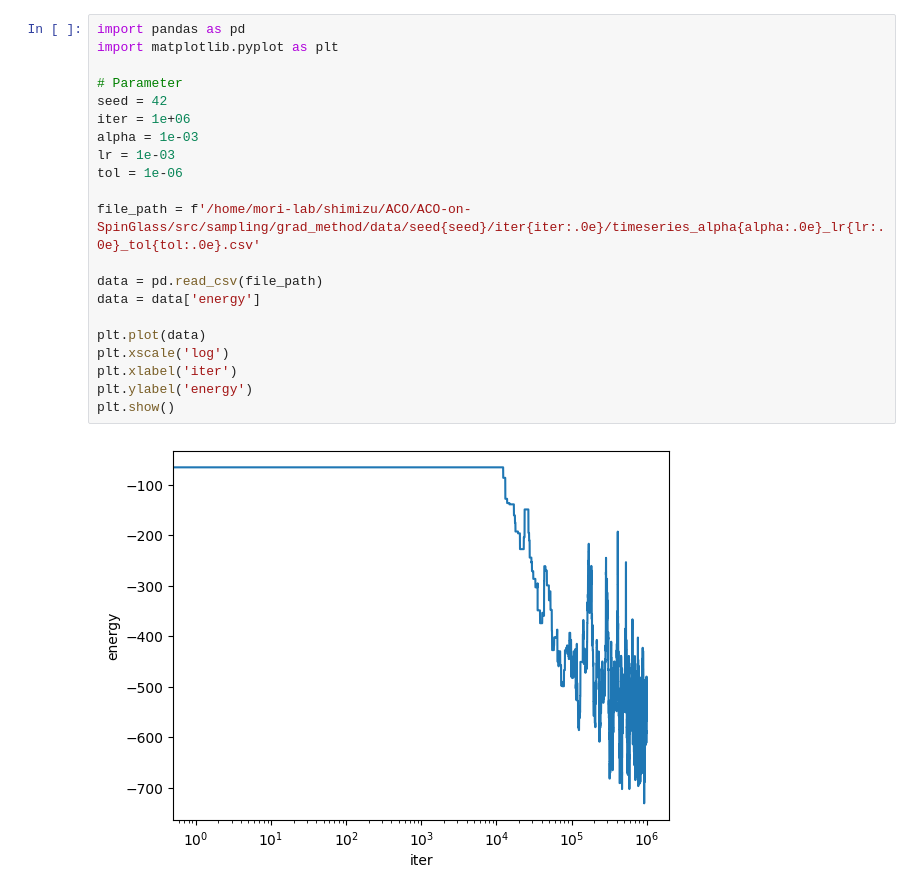
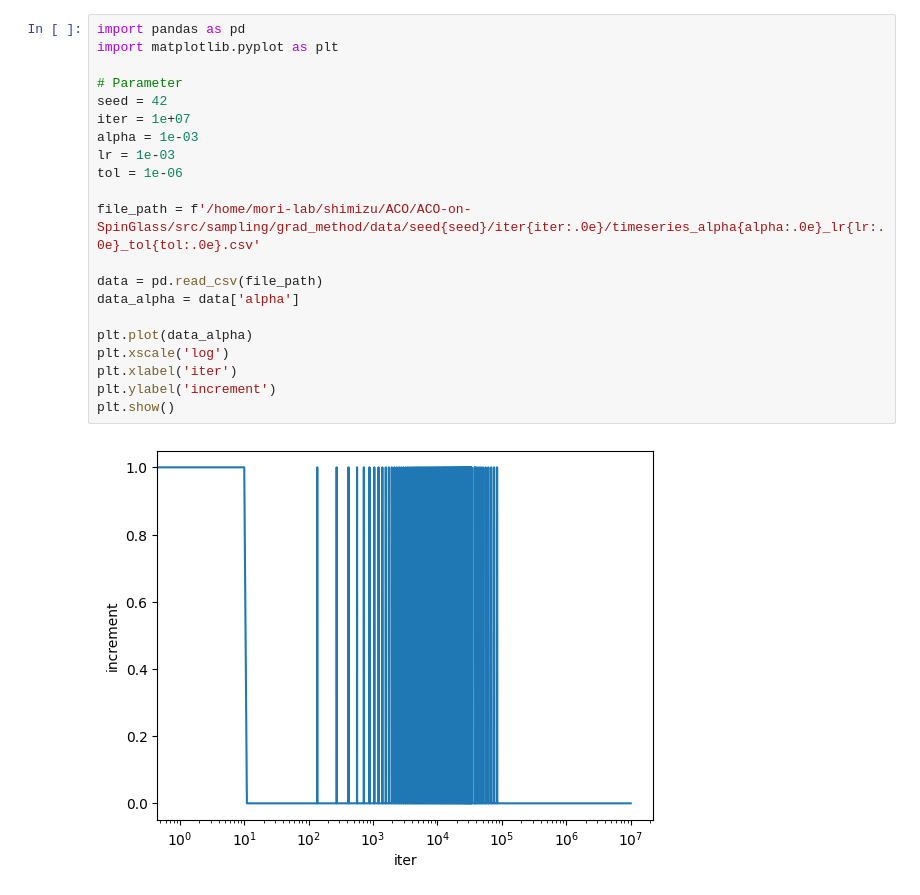
Before and after one commit to LABO-M/aco-on-spinglass, a Jupyter notebook: src/visuals/timeseries.ipynb, the cells around one changed output. Drawn from its saved outputs; the diff is of its cells as text.

```diff
--- a/src/visuals/timeseries.ipynb
+++ b/src/visuals/timeseries.ipynb
@@ -1,26 +1,26 @@
 # %%
 import pandas as pd
 import matplotlib.pyplot as plt
 
 # Parameter
 seed = 42
-iter = 1e+06
+iter = 1e+07
 alpha = 1e-03
 lr = 1e-03
 tol = 1e-06
 
 file_path = f'/home/mori-lab/shimizu/ACO/ACO-on-SpinGlass/src/sampling/grad_method/data/seed{seed}/iter{iter:.0e}/timeseries_alpha{alpha:.0e}_lr{lr:.0e}_tol{tol:.0e}.csv'
 
 data = pd.read_csv(file_path)
-data = data['energy']
+data_alpha = data['alpha']
 
-plt.plot(data)
+plt.plot(data_alpha)
 plt.xscale('log')
 plt.xlabel('iter')
-plt.ylabel('energy')
+plt.ylabel('increment')
 plt.show()
 # %% [output]
-[figure, old version]
+[figure, new version]
 # %%
 import pandas as pd
 import matplotlib.pyplot as plt
```
Also changed, not shown: parts of 2 cells of this notebook, 1 other file.
